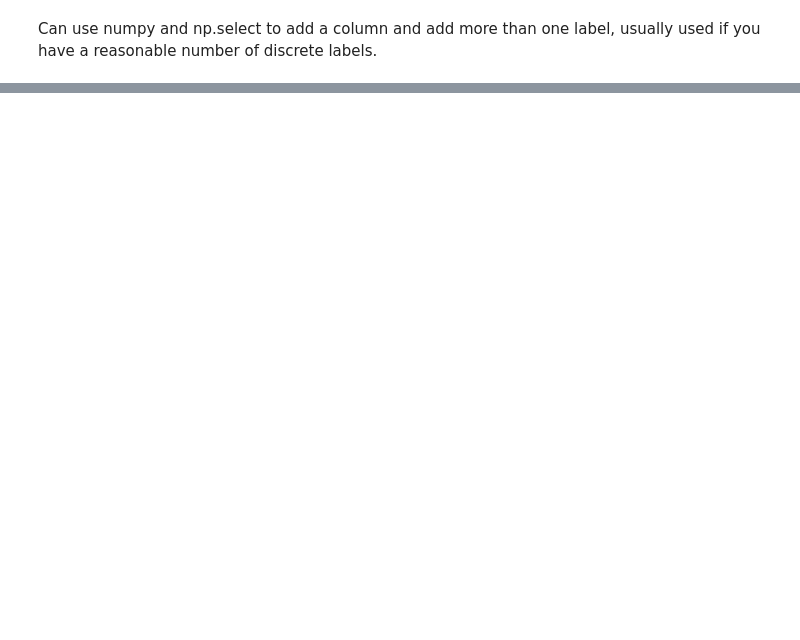
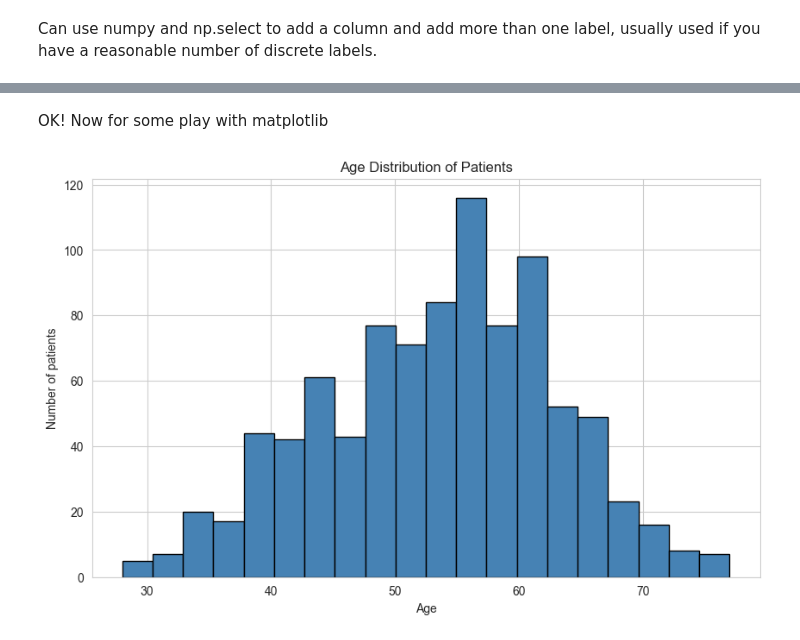
Before and after one commit to joshgitneve/heart-disease-analysis, a Jupyter notebook: heart_disease_exploration.ipynb, the cells around one changed output, grey strips where cells are left out. Saved outputs shown, nothing was run; the diff lists cells and outputs as text; code cells hidden in the pictures; blank space fills up the shorter version.

```diff
--- a/heart_disease_exploration.ipynb
+++ b/heart_disease_exploration.ipynb
@@ -917 +906,33 @@ at_risk[at_risk['Age'] > 65]
 13 rows × 21 columns
+# %% [markdown]
+OK! Now for some play with matplotlib
+# %%
+import matplotlib.pyplot as plt
+import seaborn as sns
+
+# set the visual style for all seaborn plots
+sns.set_style('whitegrid')
+# set default figure size
+plt.rcParams['figure.figsize'] = (10, 6)
+# %%
+# histogram of age distribution across all patients
+plt.figure() # create a new empy figure to draw on
+# draw a histo of the Age column
+#bins=20 means divide the data into 20 equal width bars
+#color sets the fill colour of the bars
+#edgecolor adds a thin black border around each bar for readability
+plt.hist(df['Age'], bins=20, color='steelblue', edgecolor='black')
+
+# add a title at the top of the plot
+plt.title('Age Distribution of Patients')
+
+# label the horizontal axis
+plt.xlabel('Age')
+
+# label the vertical axis
+plt.ylabel('Number of patients')
+
+#render and display the plot
+plt.show()
+# %% [output]
+[figure, added]
```
Also changed, not shown: parts of 97 cells of this notebook, 1 other file.
